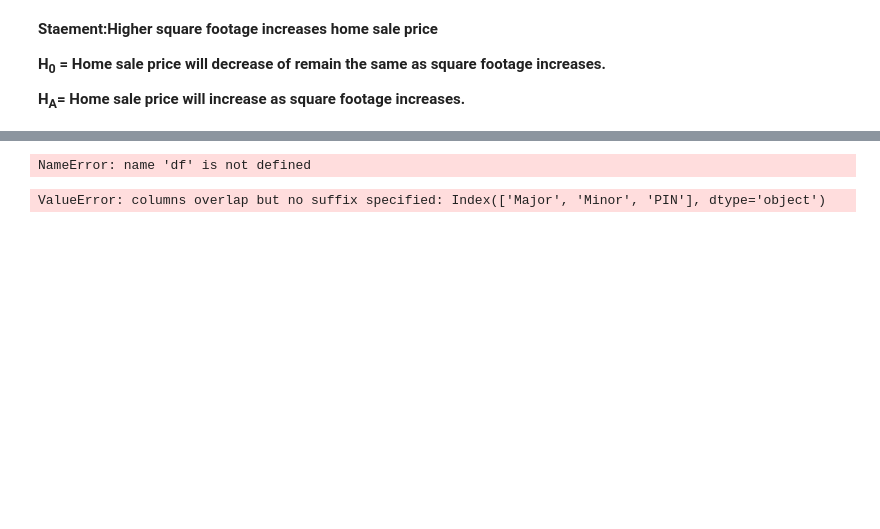
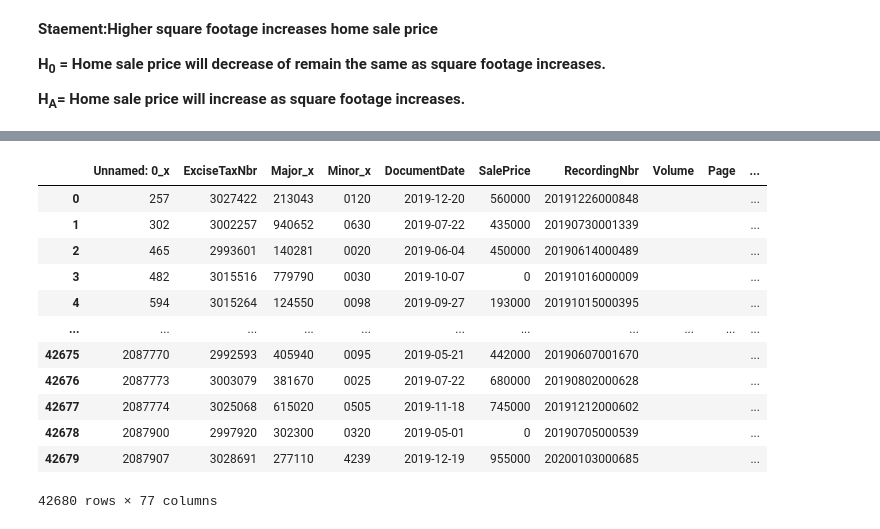
Before and after one commit to chum46/housing_sales_king_county, a Jupyter notebook: notebooks/exploratory/02_js_exploratory_questions_1.ipynb, the cells around one changed output, grey strips where cells are left out. Cells and saved outputs as stored; diff of their text form; code cells hidden in the pictures; blank space fills up the shorter version.

```diff
--- a/notebooks/exploratory/02_js_exploratory_questions_1.ipynb
+++ b/notebooks/exploratory/02_js_exploratory_questions_1.ipynb
@@ -32 +36,5 @@ memory usage: 11.7+ MB
+# %%
+sales_2019=pd.read_csv('../../data/EXTR_RPSale_2019.csv',dtype={'ExciseTaxNbr': 'string','Major': 'string','Minor': 'string'})
+bldinfo_2019 = pd.read_csv('../../data/EXTR_ResBldg_2019.csv', dtype={'Major': 'str', 'Minor':'str', 'ZipCode': 'str'})
+PINS=pd.read_csv('../../data/PINS.csv',dtype={'ExciseTaxNbr': 'string','Major': 'string','Minor': 'string'})
 # %%
@@ -79,45 +42,17 @@ df_resb
-# %%
-def df_corr (df):
-    """
-    This function takes in a dataframe where the first column is the target
-    (dependent variable) and the rest are features to be analyzed.
-    We are looking for variables that are highly correlated with the target
-    variable.
-    Returns a list of positively correlated variables and a list of
-    negatively correlated variables. Also plots the heatmap, pair plots,
-    and prints the results.
-    """
-    import seaborn as sns
-    sns.set(rc={'figure.figsize':(8, 8)})
-    mask = np.triu(np.ones_like(df.corr(), dtype=np.bool))
-    sns.heatmap(df.corr(), mask=mask);
-    corrMatrix = df.corr()
-    rows, cols = corrMatrix.shape
-    flds = list(corrMatrix.columns)
-    corr = df.corr().values
-    neg_corr = []
-    pos_corr = []
-    print ("POSITIVE CORRELATIONS:")
-    for j in range(1, cols):
-        if corr[0,j] > 0.5:
-            print ('     ', flds[0], ' ', flds[j], ' ', corr[0,j])
-            pos_corr.append(flds[j])
-    print ("NEGATIVE CORRELATIONS:")
-    for j in range(1, cols):
-        if corr[0,j] < -0.5:
-            print ('     ', flds[0], ' ', flds[j], ' ', corr[0,j])
-            neg_corr.append(flds[j])
-    # Pair Plots
-    df_pos = df[pos_corr]
-    df_neg = df[neg_corr]
-    sns.pairplot(df_pos)
-    sns.pairplot(df_neg)
-    return pos_corr, neg_corr
-pos, neg = df_corr(df)
-# %% [output]
-NameError: name 'df' is not defined
-# %%
-sales_and_resb= sales_2019_df.join(df_resb,how='inner',on="PIN")
-sales_and_resb
-# %% [output]
-ValueError: columns overlap but no suffix specified: Index(['Major', 'Minor', 'PIN'], dtype='object')
+# %%
+sales_and_building=sales_2019.merge(bldinfo_2019, how="inner",on="PIN")
+sales_and_building
+# %% [output]
+|  | Unnamed: 0_x | ExciseTaxNbr | Major_x | Minor_x | DocumentDate | SalePrice | RecordingNbr | Volume | Page | ... |
+| 0 | 257 | 3027422 | 213043 | 0120 | 2019-12-20 | 560000 | 20191226000848 |  |  | ... |
+| 1 | 302 | 3002257 | 940652 | 0630 | 2019-07-22 | 435000 | 20190730001339 |  |  | ... |
+| 2 | 465 | 2993601 | 140281 | 0020 | 2019-06-04 | 450000 | 20190614000489 |  |  | ... |
+| 3 | 482 | 3015516 | 779790 | 0030 | 2019-10-07 | 0 | 20191016000009 |  |  | ... |
+| 4 | 594 | 3015264 | 124550 | 0098 | 2019-09-27 | 193000 | 20191015000395 |  |  | ... |
+| ... | ... | ... | ... | ... | ... | ... | ... | ... | ... | ... |
+| 42675 | 2087770 | 2992593 | 405940 | 0095 | 2019-05-21 | 442000 | 20190607001670 |  |  | ... |
+| 42676 | 2087773 | 3003079 | 381670 | 0025 | 2019-07-22 | 680000 | 20190802000628 |  |  | ... |
+| 42677 | 2087774 | 3025068 | 615020 | 0505 | 2019-11-18 | 745000 | 20191212000602 |  |  | ... |
+| 42678 | 2087900 | 2997920 | 302300 | 0320 | 2019-05-01 | 0 | 20190705000539 |  |  | ... |
+| 42679 | 2087907 | 3028691 | 277110 | 4239 | 2019-12-19 | 955000 | 20200103000685 |  |  | ... |
+42680 rows × 77 columns
```
Also changed, not shown: parts of 9 cells of this notebook, 2 other files.
